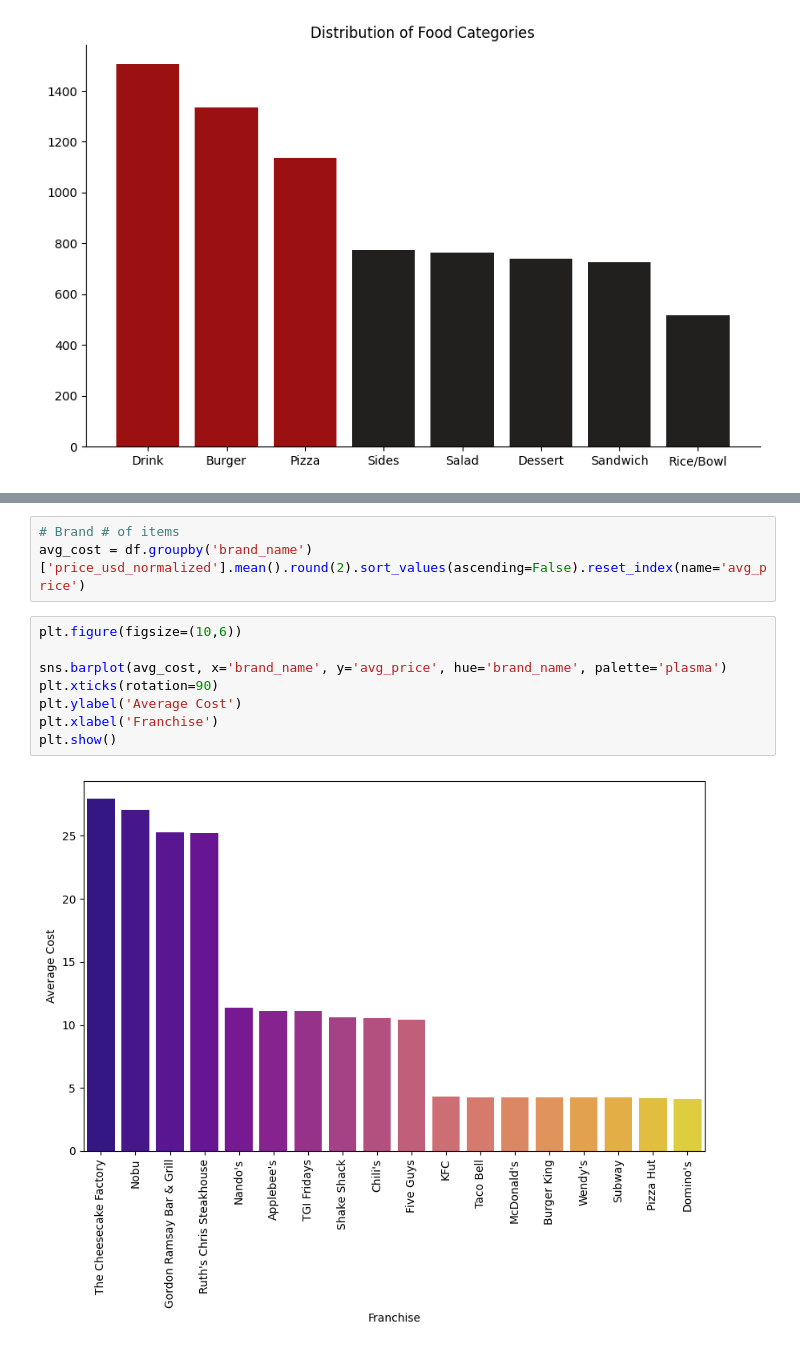
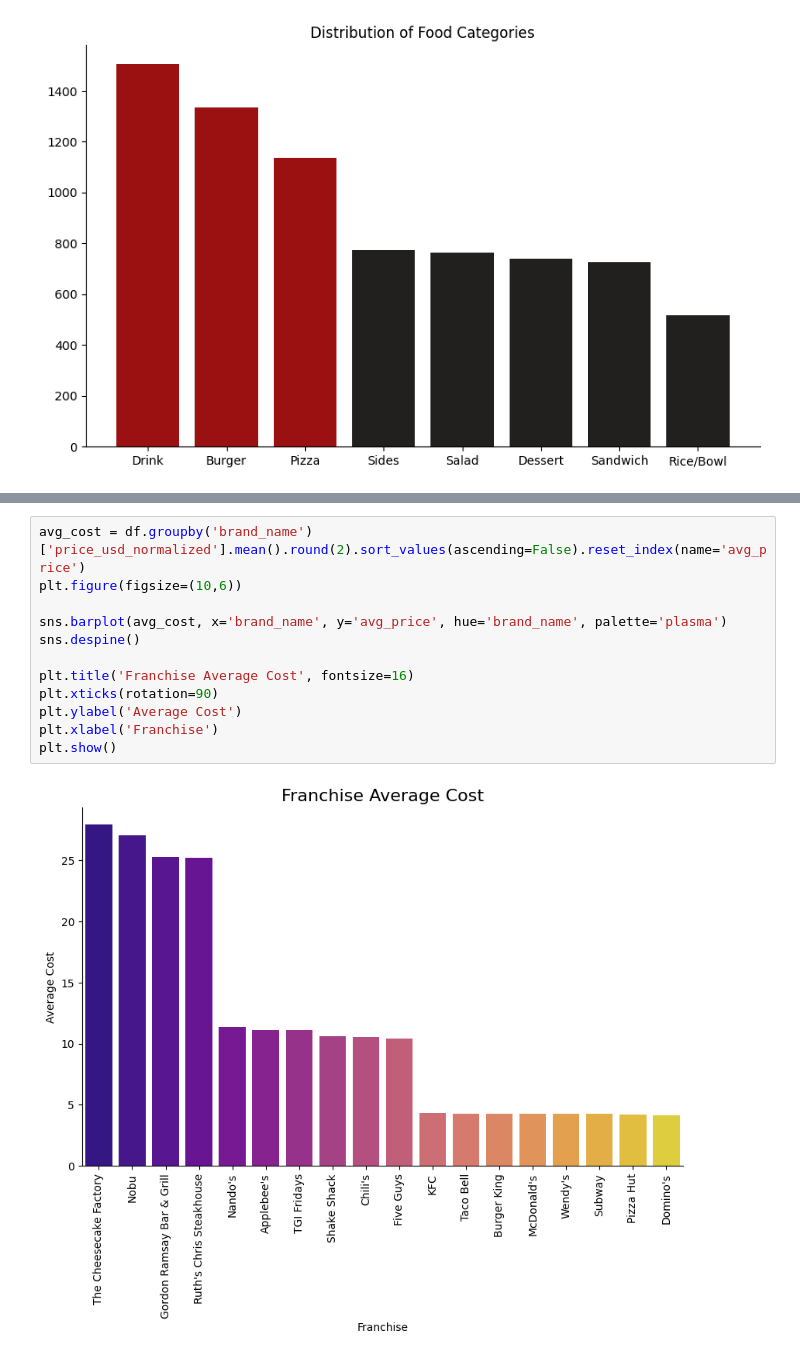
Before and after one commit to cafesmire/notebooks, a Jupyter notebook: global_food/global_food.ipynb, the cells around one changed output, grey strips where cells are left out. Cells and saved outputs as stored; diff of their text form.

```diff
--- a/global_food/global_food.ipynb
+++ b/global_food/global_food.ipynb
@@ -139,13 +107,14 @@ df.head()
-# %%
-# Brand # of items
-avg_cost = df.groupby('brand_name')['price_usd_normalized'].mean().round(2).sort_values(ascending=False).reset_index(name='avg_price')
 # %%
+avg_cost = df.groupby('brand_name')['price_usd_normalized'].mean().round(2).sort_values(ascending=False).reset_index(name='avg_price')
 plt.figure(figsize=(10,6))
 
 sns.barplot(avg_cost, x='brand_name', y='avg_price', hue='brand_name', palette='plasma')
+sns.despine()
+
+plt.title('Franchise Average Cost', fontsize=16)
 plt.xticks(rotation=90)
 plt.ylabel('Average Cost')
 plt.xlabel('Franchise')
 plt.show()
 # %% [output]
-[figure, old version]
+[figure, new version]
```
Also changed, not shown: parts of 9 cells of this notebook.
